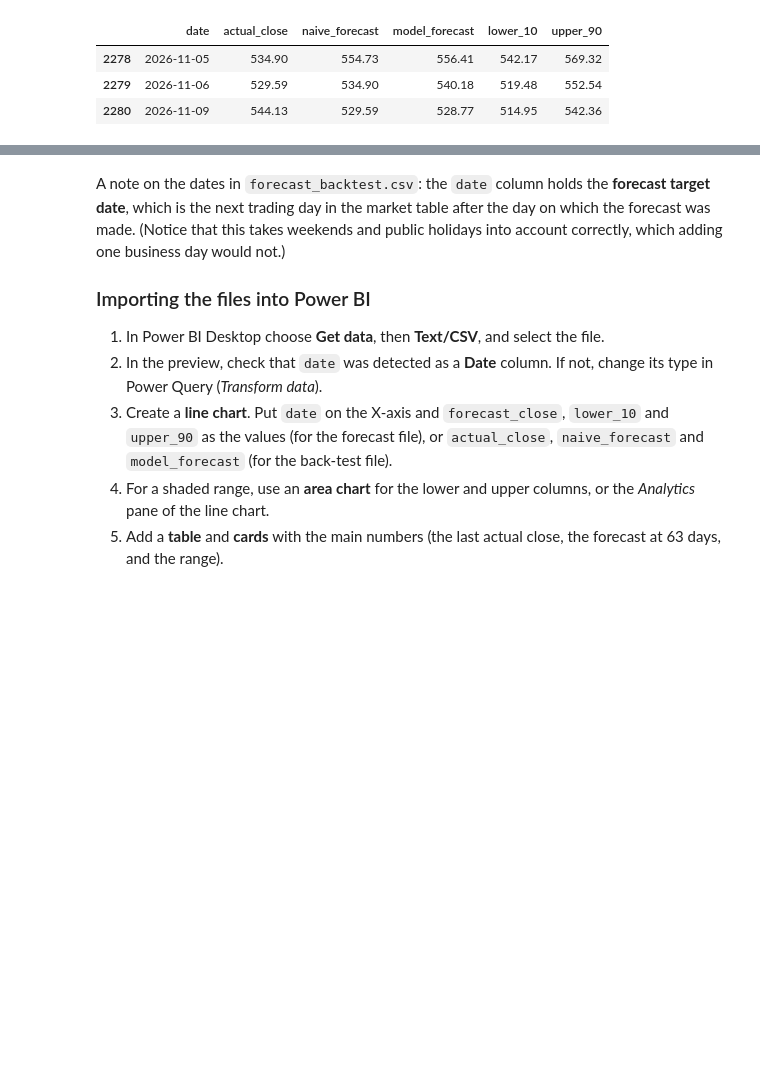
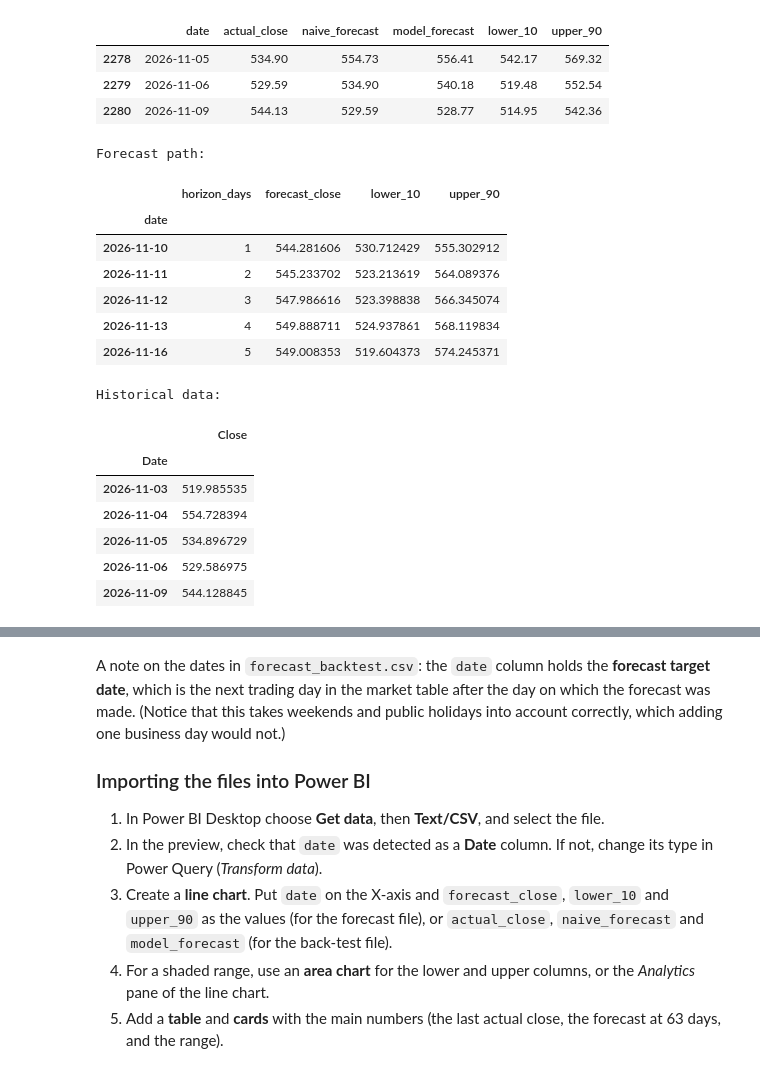
Before and after one commit to BI-course/tsfnn-202406-a7, a Jupyter notebook: 7_multi_horizon_forecast_and_power_bi_export.ipynb, the cells around one changed output, grey strips where cells are left out. Cells and saved outputs as stored; diff of their text form; code cells hidden in the pictures; blank space fills up the shorter version.

```diff
--- a/7_multi_horizon_forecast_and_power_bi_export.ipynb
+++ b/7_multi_horizon_forecast_and_power_bi_export.ipynb
@@ -302,3 +367,29 @@ Saved 2281 rows to C:\Users\brand\OneDrive\Desktop\BusinessIntelligence\tsfnn-20
 | 2278 | 2026-11-05 | 534.90 | 554.73 | 556.41 | 542.17 | 569.32 |
 | 2279 | 2026-11-06 | 529.59 | 534.90 | 540.18 | 519.48 | 552.54 |
 | 2280 | 2026-11-09 | 544.13 | 529.59 | 528.77 | 514.95 | 542.36 |
+# %%
+print("Forecast path:")
+display(forecast_path.head())
+
+print("\nHistorical data:")
+display(frame[["Close"]].tail())
+
+print("\nLast close:", last_close)
+print("Last date:", last_date)
+# %% [output]
+Forecast path:
+|  | horizon_days | forecast_close | lower_10 | upper_90 |
+| date |  |  |  |  |
+| 2026-11-10 | 1 | 544.281606 | 530.712429 | 555.302912 |
+| 2026-11-11 | 2 | 545.233702 | 523.213619 | 564.089376 |
+| 2026-11-12 | 3 | 547.986616 | 523.398838 | 566.345074 |
+| 2026-11-13 | 4 | 549.888711 | 524.937861 | 568.119834 |
+| 2026-11-16 | 5 | 549.008353 | 519.604373 | 574.245371 |
+Historical data:
+|  | Close |
+| Date |  |
+| 2026-11-03 | 519.985535 |
+| 2026-11-04 | 554.728394 |
+| 2026-11-05 | 534.896729 |
+| 2026-11-06 | 529.586975 |
+| 2026-11-09 | 544.128845 |
```
Also changed, not shown: parts of 4 cells of this notebook, 15 other files.
